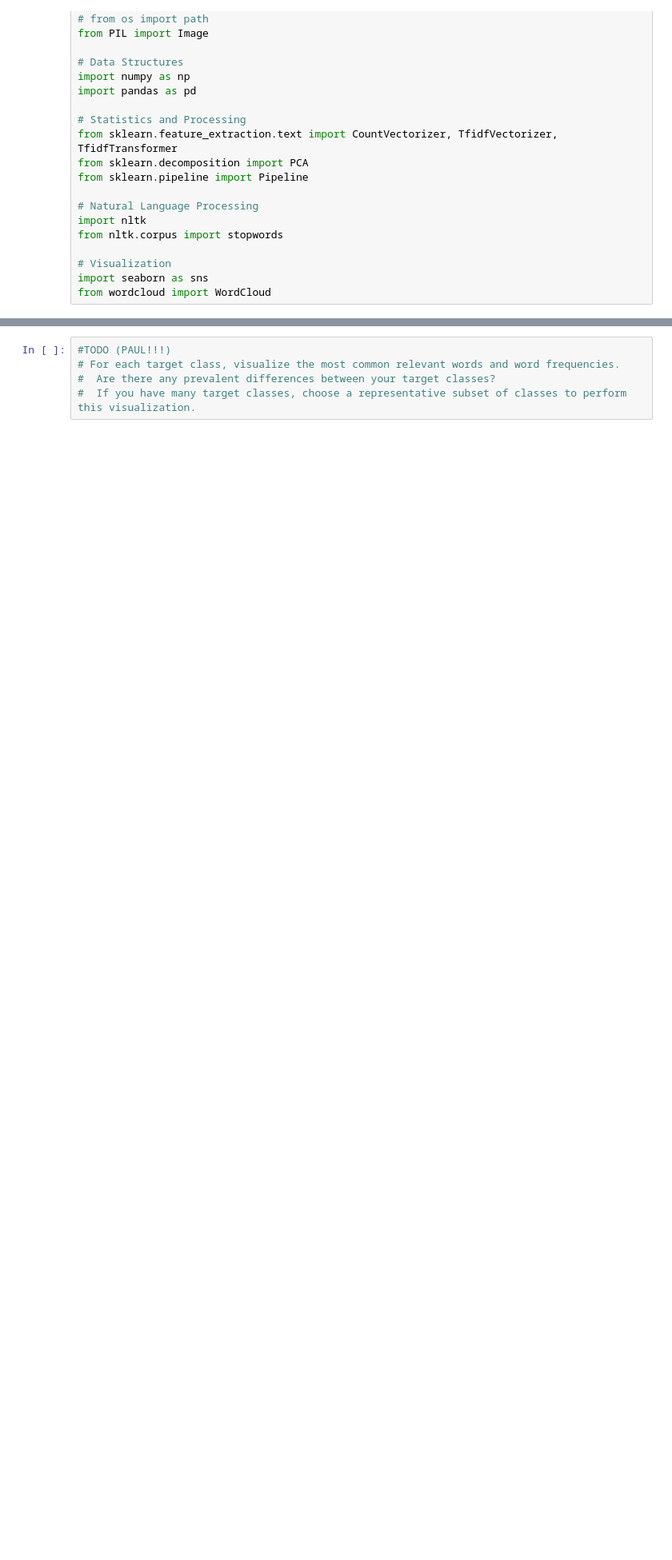
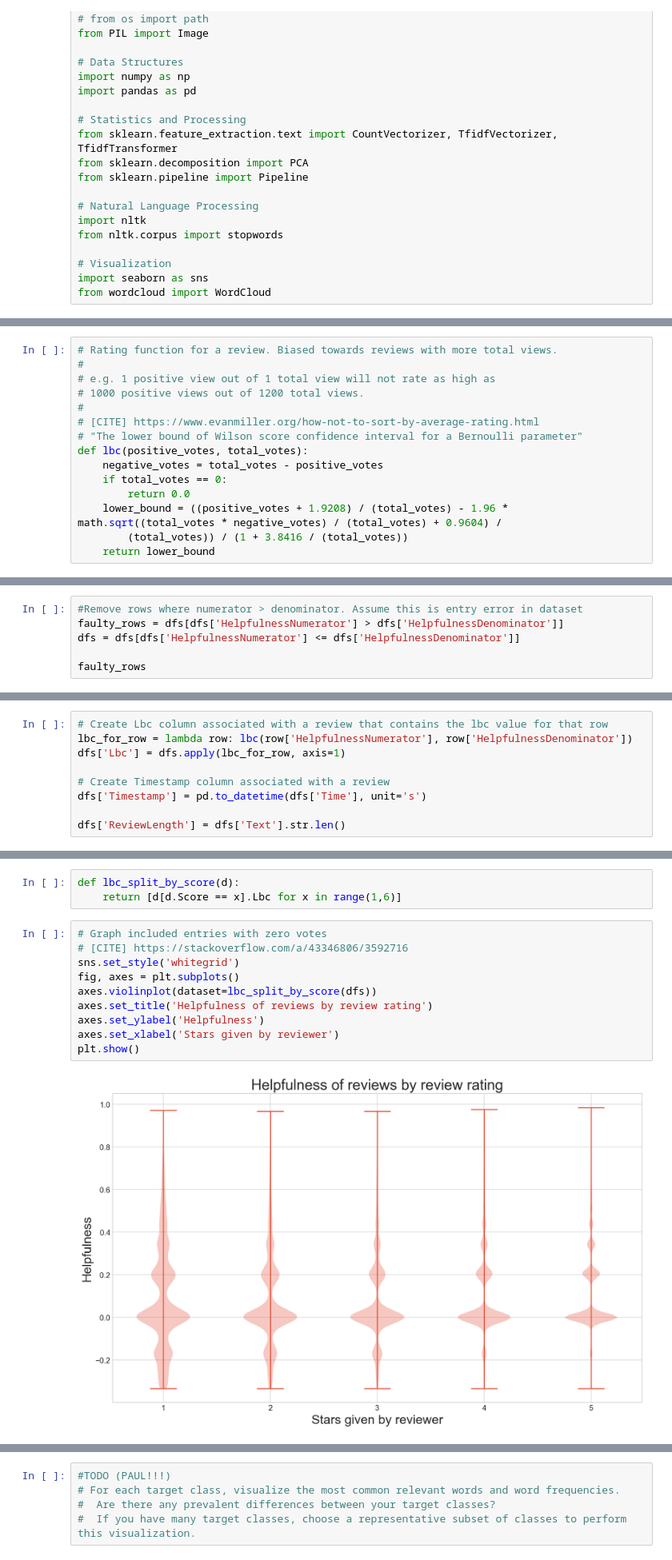
Before and after one commit to SMU-ML-2017/Project2, a Jupyter notebook: ML Project 2.ipynb, the cells around one changed output, grey strips where cells are left out. Shown at 80% size. Cells and saved outputs as stored; diff of their text form; blank space fills up the shorter version.

```diff
--- a/ML Project 2.ipynb
+++ b/ML Project 2.ipynb
@@ -327,0 +43,15 @@ plt.show()
+# %%
+# Rating function for a review. Biased towards reviews with more total views.
+#
+# e.g. 1 positive view out of 1 total view will not rate as high as
+# 1000 positive views out of 1200 total views.
+#
+# [CITE] https://www.evanmiller.org/how-not-to-sort-by-average-rating.html
+# "The lower bound of Wilson score confidence interval for a Bernoulli parameter"
+def lbc(positive_votes, total_votes):
+    negative_votes = total_votes - positive_votes
+    if total_votes == 0:
+        return 0.0
+    lower_bound = ((positive_votes + 1.9208) / (total_votes) - 1.96 * math.sqrt((total_votes * negative_votes) / (total_votes) + 0.9604) /
+        (total_votes)) / (1 + 3.8416 / (total_votes))
+    return lower_bound
@@ -327,0 +77,6 @@ plt.show()
+# %%
+#Remove rows where numerator > denominator. Assume this is entry error in dataset
+faulty_rows = dfs[dfs['HelpfulnessNumerator'] > dfs['HelpfulnessDenominator']]
+dfs = dfs[dfs['HelpfulnessNumerator'] <= dfs['HelpfulnessDenominator']]
+
+faulty_rows
@@ -327,0 +85,9 @@ plt.show()
+# %%
+# Create Lbc column associated with a review that contains the lbc value for that row
+lbc_for_row = lambda row: lbc(row['HelpfulnessNumerator'], row['HelpfulnessDenominator'])
+dfs['Lbc'] = dfs.apply(lbc_for_row, axis=1)
+
+# Create Timestamp column associated with a review
+dfs['Timestamp'] = pd.to_datetime(dfs['Time'], unit='s')
+
+dfs['ReviewLength'] = dfs['Text'].str.len()
@@ -327,0 +122,15 @@ plt.show()
+# %%
+def lbc_split_by_score(d):
+    return [d[d.Score == x].Lbc for x in range(1,6)]
+# %%
+# Graph included entries with zero votes
+# [CITE] https://stackoverflow.com/a/43346806/3592716
+sns.set_style('whitegrid')
+fig, axes = plt.subplots()
+axes.violinplot(dataset=lbc_split_by_score(dfs))
+axes.set_title('Helpfulness of reviews by review rating')
+axes.set_ylabel('Helpfulness')
+axes.set_xlabel('Stars given by reviewer')
+plt.show()
+# %% [output]
+[figure, added]
```
Also changed, not shown: parts of 60 cells of this notebook.
